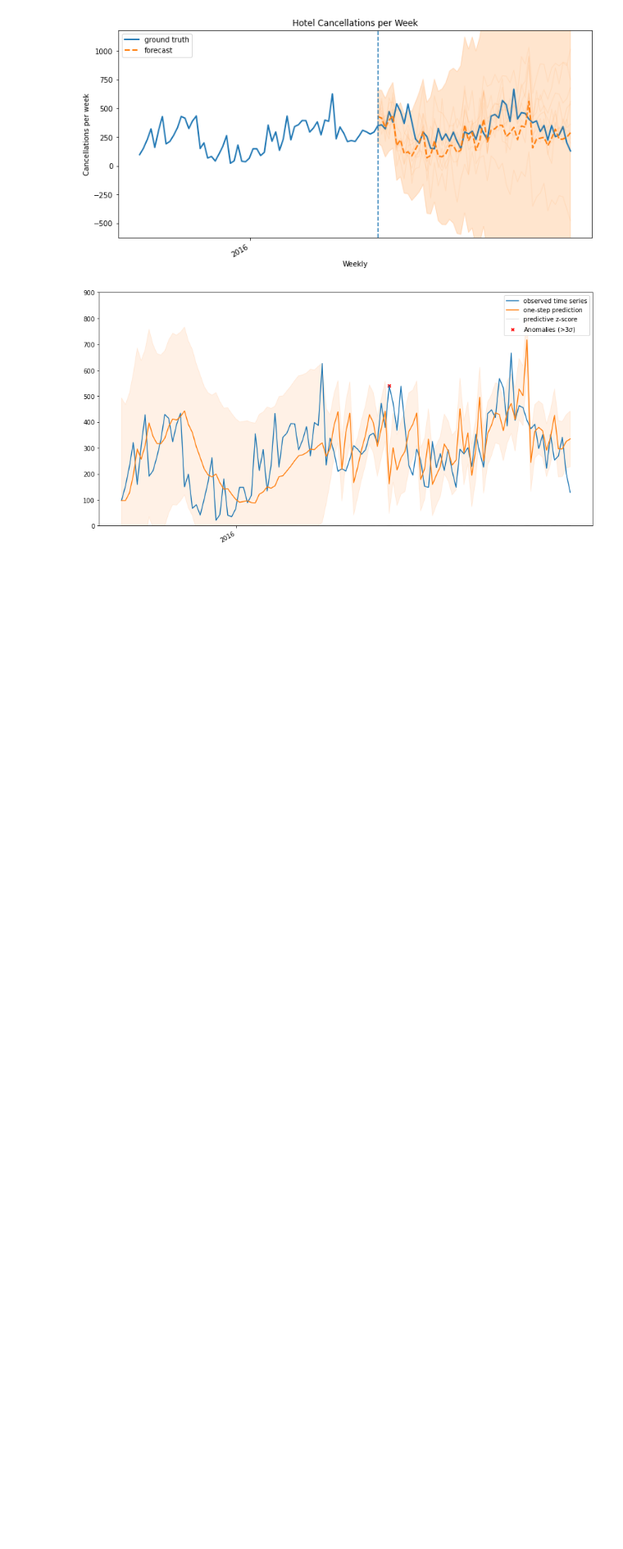
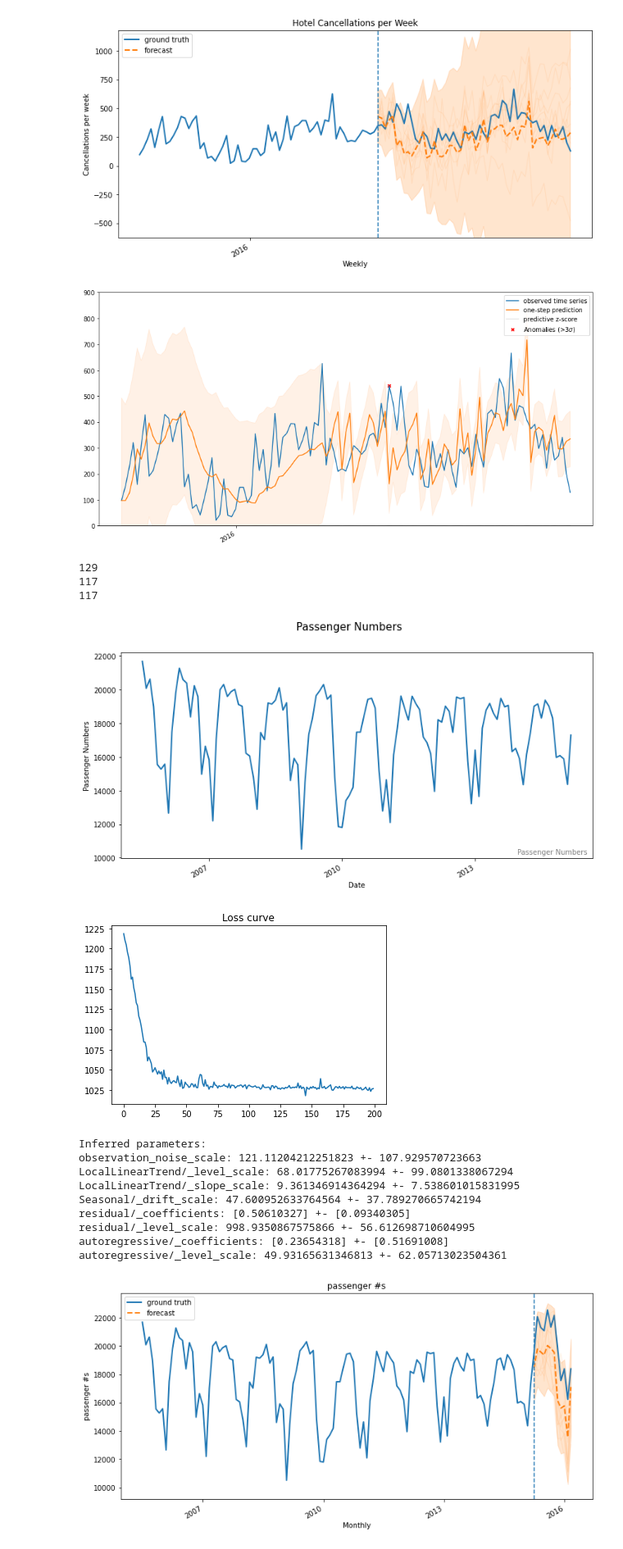
Before and after one commit to maggiemagnuson/liveProjects, a Jupyter notebook: Time Series Modeling with TensorFlow Probability.ipynb, the cells around one changed output. Shown at 82% size. Cells and saved outputs as stored; diff of their text form; code cells hidden in the pictures; blank space fills up the shorter version.

```diff
--- a/Time Series Modeling with TensorFlow Probability.ipynb
+++ b/Time Series Modeling with TensorFlow Probability.ipynb
@@ -322,3 +366,62 @@ LocalLinearTrend/_slope_scale: 1.71268819574066 +- 3.1243062934743744
 Seasonal/_drift_scale: 5.927216323117476 +- 12.222725522704238
 [figure]
 [figure]
+# %%
+tsm = TimeSeriesModel("/Users/z001hqv/Notebooks/live-project/data/british airways.csv", "2005-07-01", "2016-04-01", 12, False)
+tsm.plot_passengers()
+ts_model = tsm.build_passenger_model()
+variational_posteriors = tsm.build_factored_surrogate_posterior(ts_model)
+tsm.plot_loss_curve(ts_model, variational_posteriors, 200)
+q_samples_tseries_ = variational_posteriors.sample(50)
+tsm.print_inferred_parameters(ts_model, q_samples_tseries_)
+ts_forecast = tsm.get_ts_forecast(ts_model, q_samples_tseries_)
+tseries_forecast_mean, tseries_forecast_scale, tseries_forecast_samples = tsm.get_forecast_measures(ts_forecast, 10)
+
+fig, ax = tsm.plot_forecast(
+    tsm.ts_dates, tsm.ts,
+    tseries_forecast_mean, tseries_forecast_scale, tseries_forecast_samples,
+    x_locator=tsm.ts_loc,
+    x_formatter=tsm.ts_fmt,
+    title="passenger #s")
+ax.axvline(tsm.ts_dates[-tsm.num_forecast_steps], linestyle="--")
+ax.legend(loc="upper left")
+ax.set_ylabel("passenger #s")
+ax.set_xlabel("Monthly")
+fig.autofmt_xdate()
+
+tseries_one_step_dist = tsm.get_one_step_predictive(ts_model, q_samples_tseries_)
+tseries_one_step_mean, tseries_one_step_scale = (
+    tseries_one_step_dist.mean().numpy(), tseries_one_step_dist.stddev().numpy())
+
+fig, ax = plot_one_step_predictive(
+    tsm.ts_dates, tsm.ts,
+    tseries_one_step_mean, tseries_one_step_scale,
+    x_locator=tsm.ts_loc, x_formatter=tsm.ts_fmt)
+ax.set_ylim(5000, 30000)
+
+# Use the one-step-ahead forecasts to detect anomalous timesteps.
+zscores = np.abs((tsm.ts - tseries_one_step_mean) /
+                 tseries_one_step_scale)
+anomalies = zscores > 2.0
+ax.scatter(tsm.ts_dates[anomalies],
+           tsm.ts[anomalies],
+           c="red", marker="x", s=20, linewidth=2, label=r"Anomalies (>2$\sigma$)")
+ax.plot(tsm.ts_dates, zscores, color="black", alpha=0.1, label='predictive z-score')
+ax.legend()
+plt.show()
+# %% [output]
+129
+117
+117
+[figure, added]
+[figure, added]
+Inferred parameters:
+observation_noise_scale: 121.11204212251823 +- 107.929570723663
+LocalLinearTrend/_level_scale: 68.01775267083994 +- 99.0801338067294
+LocalLinearTrend/_slope_scale: 9.361346914364294 +- 7.538601015831995
+Seasonal/_drift_scale: 47.600952633764564 +- 37.789270665742194
+residual/_coefficients: [0.50610327] +- [0.09340305]
+residual/_level_scale: 998.9350867575866 +- 56.612698710604995
+autoregressive/_coefficients: [0.23654318] +- [0.51691008]
+autoregressive/_level_scale: 49.93165631346813 +- 62.05713023504361
+[figure, added]
```
Also changed, not shown: parts of 4 cells of this notebook.
